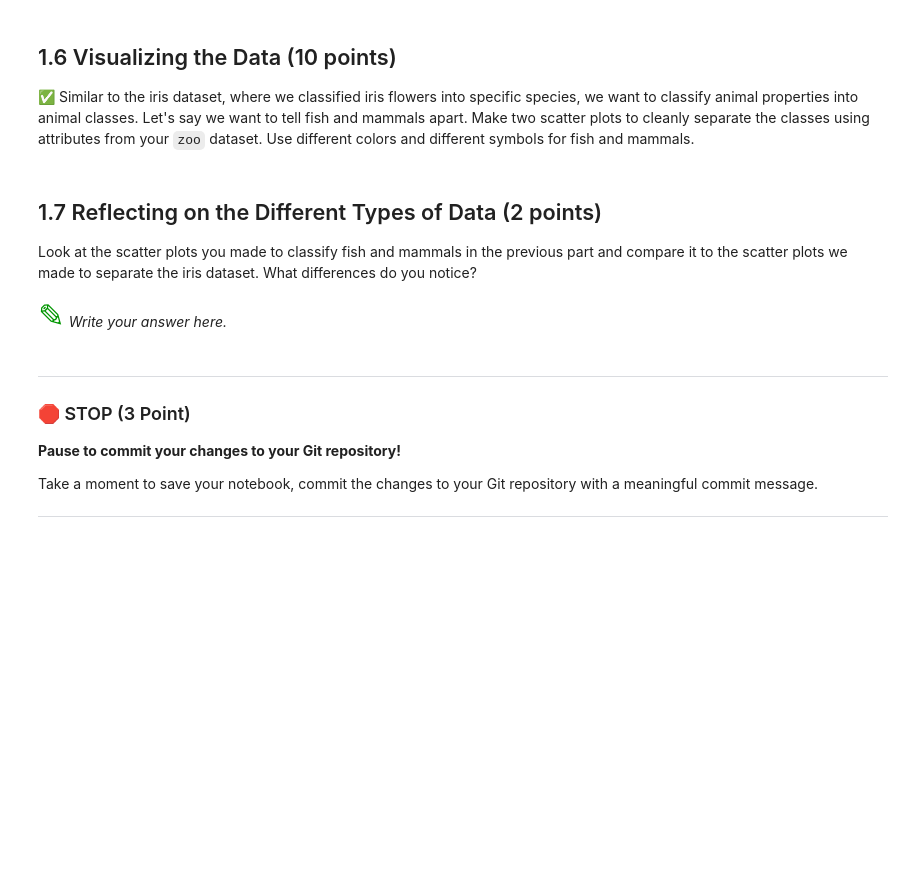
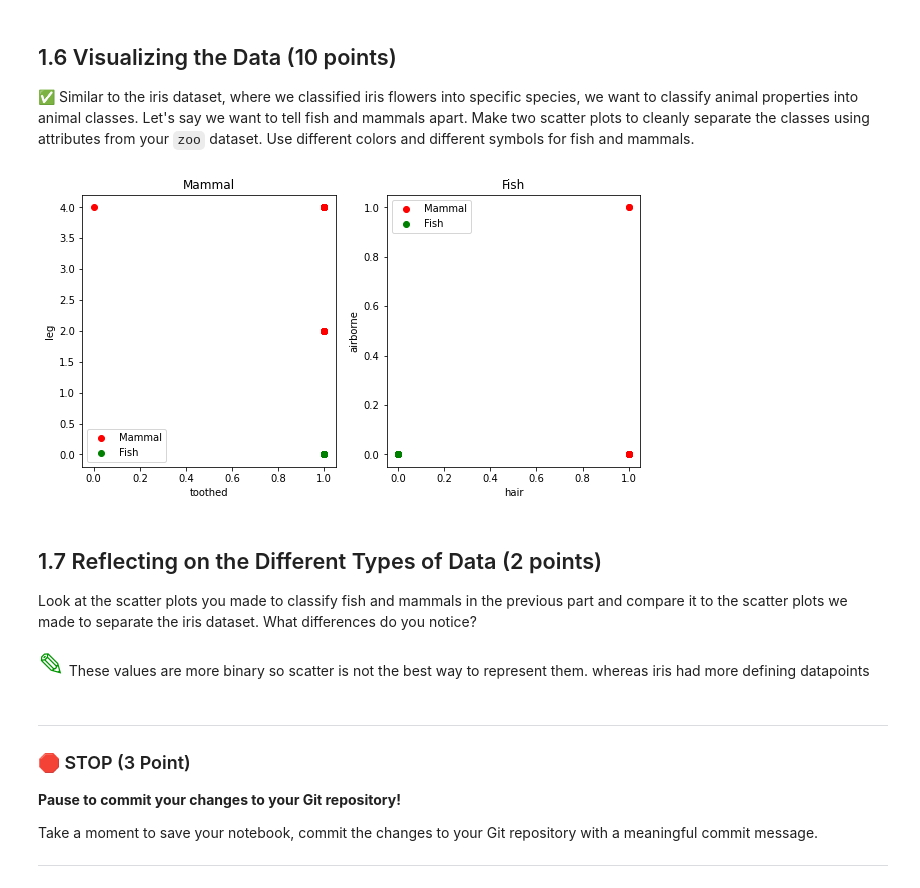
Before and after one commit to amantham20/CMSE202-s23-turnin, a Jupyter notebook: hw-02/HW_02_PandasAndObjects_STUDENT.ipynb, the cells around one changed output. Cells and saved outputs as stored; diff of their text form; code cells hidden in the pictures; blank space fills up the shorter version.

```diff
--- a/hw-02/HW_02_PandasAndObjects_STUDENT.ipynb
+++ b/hw-02/HW_02_PandasAndObjects_STUDENT.ipynb
@@ -169,12 +180,40 @@ Look back in the PCA/ICA and see how we used `groupby` to find the number of Iri
 &#9989; Similar to the iris dataset, where we classified iris flowers into specific species, we want to classify animal properties into animal classes. Let's say we want to tell fish and mammals apart. Make two scatter plots to cleanly separate the classes using attributes from your `zoo` dataset. Use different colors and different symbols for fish and mammals.
 # %%
 #Write your code here
+
+mammal = zoo_df[zoo_df["class_type"] == 1]
+fish = zoo_df[zoo_df["class_type"] == 4]
+
+plt.figure(figsize = (10,5))
+plt.subplot(1,2,1)
+plt.scatter(mammal["toothed"], mammal["legs"], color = "red", label = "Mammal")
+plt.scatter(fish["toothed"], fish["legs"], color = "g", label = "Fish")
+
+plt.xlabel("toothed")
+plt.ylabel("leg")
+
+plt.title("Mammal")
+plt.legend()
+
+plt.subplot(1,2,2)
+plt.scatter(mammal["hair"], mammal["airborne"], color = "red", label = "Mammal")
+plt.scatter(fish["hair"], fish["airborne"], color = "g", label = "Fish")
+
+plt.xlabel("hair")
+plt.ylabel("airborne")
+
+plt.title("Fish")
+plt.legend()
+
+plt.show()
+# %% [output]
+[figure, added]
 # %% [markdown]
 ## 1.7 Reflecting on the Different Types of Data (2 points)
 
 Look at the scatter plots you made to classify fish and mammals in the previous part and compare it to the scatter plots we made to separate the iris dataset. What differences do you notice?
 # %% [markdown]
-<font size=6 color="#009600">&#9998;</font> *Write your answer here.*
+<font size=6 color="#009600">&#9998;</font> These values are more binary so scatter is not the best way to represent them. whereas iris had more defining datapoints
 # %% [markdown]
 ---
 ### &#128721; STOP (3 Point)
```
Also changed, not shown: parts of 3 cells of this notebook.
